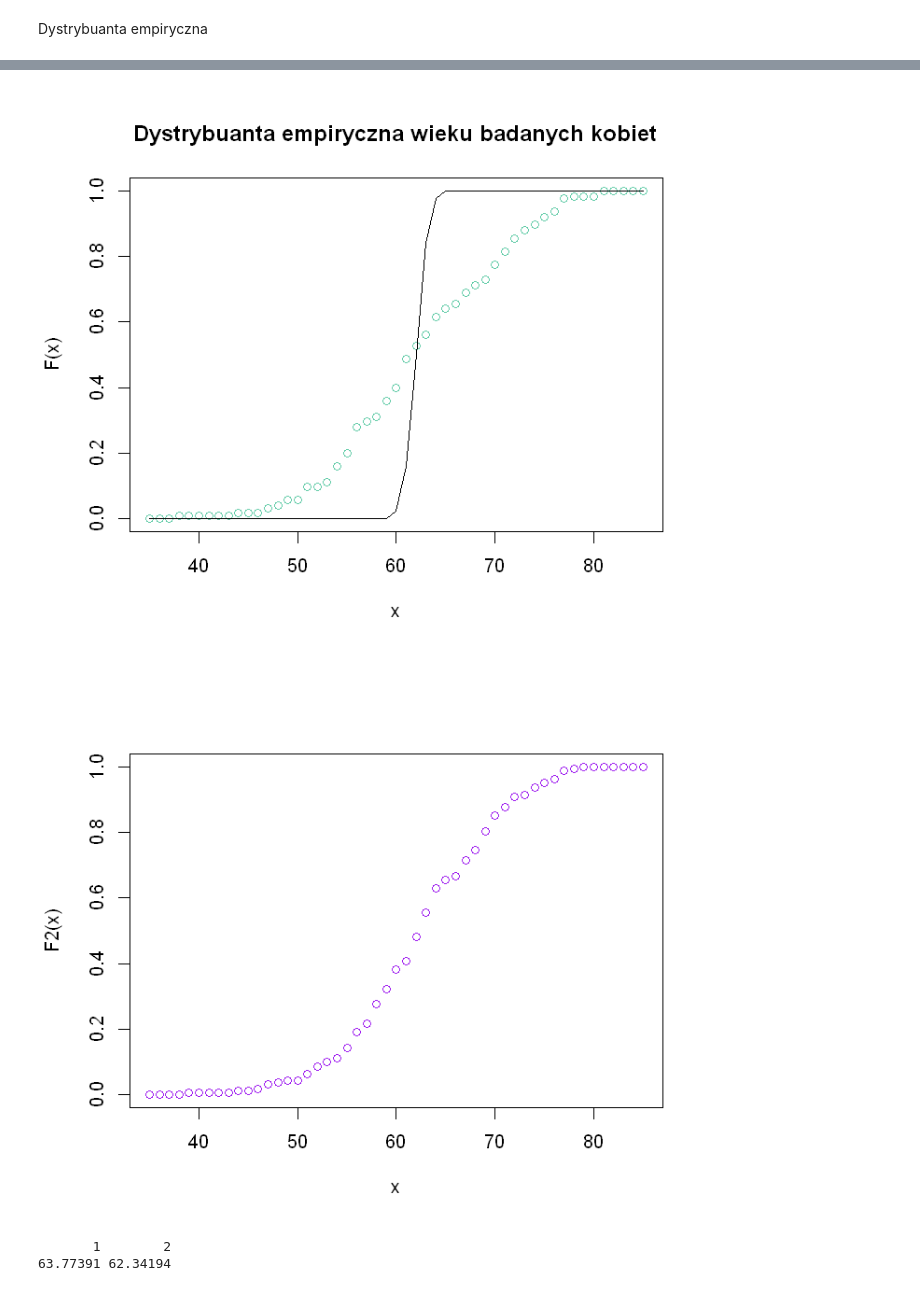
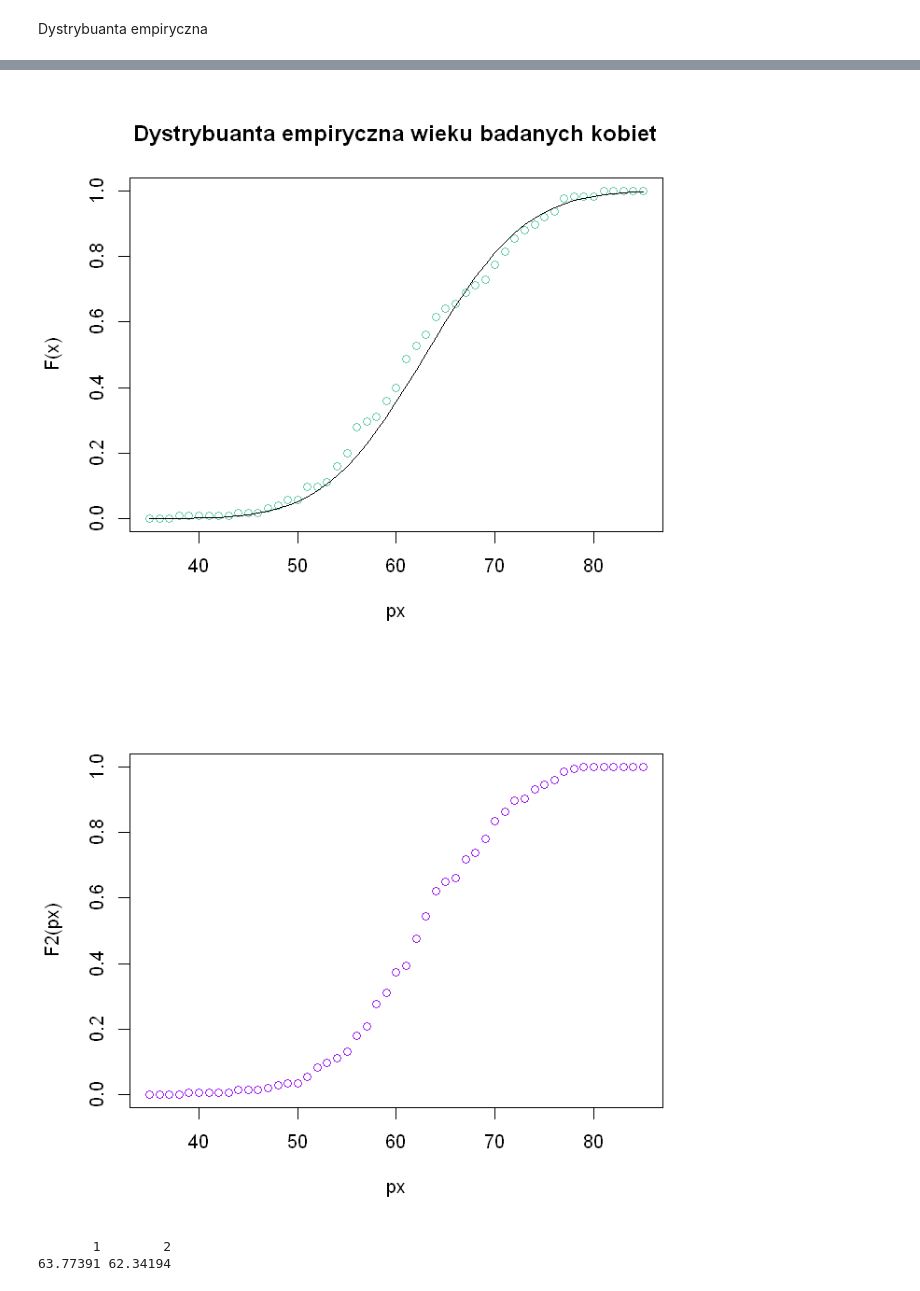
Before and after one commit to Swinkawkrawacie/Statystyka-stosowana, a Jupyter notebook: raport1.ipynb, the cells around one changed output, grey strips where cells are left out. Saved outputs shown, nothing was run; the diff lists cells and outputs as text; code cells hidden in the pictures.

```diff
--- a/raport1.ipynb
+++ b/raport1.ipynb
@@ -279,15 +232,15 @@ png
 # %%
 F1 <- ecdf(women$AGE)
-plot(x, F1(x), col = "aquamarine3", ylab = "F(x)",
+plot(px, F1(px), col = "aquamarine3", ylab = "F(x)",
     main = "Dystrybuanta empiryczna wieku badanych kobiet")
-lines(x, pnorm(x, mean=62))
+lines(px, pnorm(px, mean=62.95, sd=7.97))
 # %% [output]
-[figure, old version]
+[figure, new version]
 # %%
 F2 <- ecdf(men$AGE)
-plot(x, F2(x), col = "purple")
+plot(px, F2(px), col = "purple")
 # %% [output]
-[figure, old version]
+[figure, new version]
 # %%
 tapply(data_set$AGE, data_set$SMOKING, mean)
 table(data_set$SMOKING)
```
Also changed, not shown: parts of 18 cells of this notebook, 11 other files.
